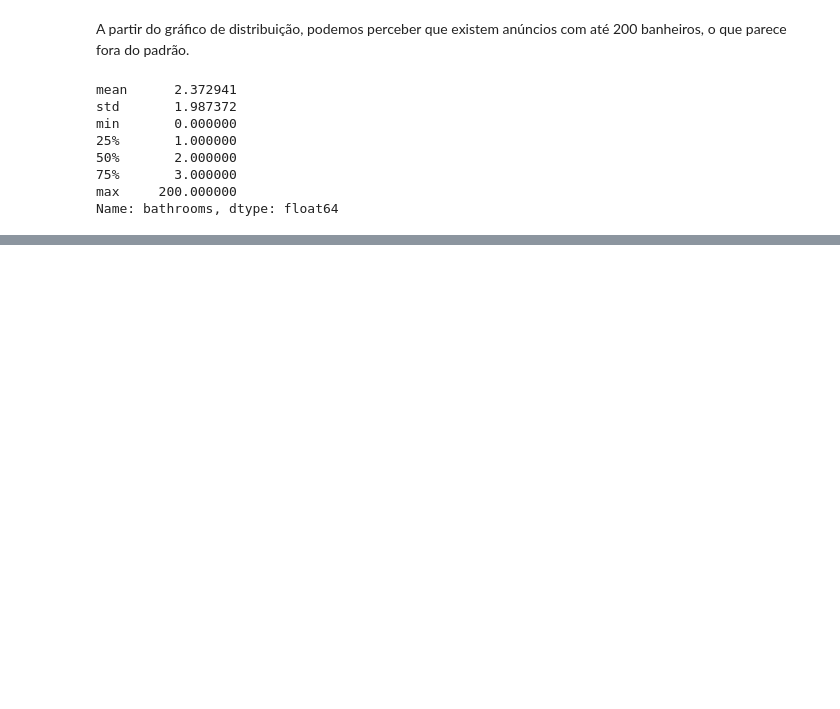
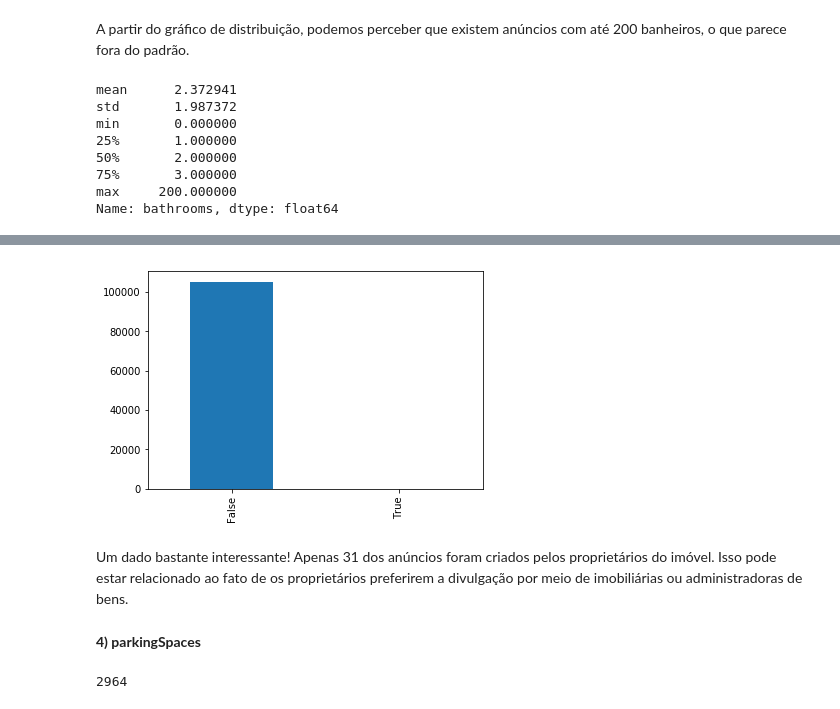
Before and after one commit to raphalencar/ml_apartment_price_advanced_regression_techniques, a Jupyter notebook: data-science-challenge.ipynb, the cells around one changed output, grey strips where cells are left out. Drawn from its saved outputs; the diff is of its cells as text; code cells hidden in the pictures; blank space fills up the shorter version.

```diff
--- a/data-science-challenge.ipynb
+++ b/data-science-challenge.ipynb
@@ -621,0 +682,13 @@ Name: bathrooms, dtype: float64
+# %%
+train['owner'].value_counts().plot.bar()
+plt.show()
+# %% [output]
+[figure, added]
+# %% [markdown]
+Um dado bastante interessante! Apenas 31 dos anúncios foram criados pelos proprietários do imóvel. Isso pode estar relacionado ao fato de os proprietários preferirem a divulgação por meio de imobiliárias ou administradoras de bens.
+# %% [markdown]
+**4) parkingSpaces**
+# %%
+train['parkingSpaces'].isna().sum()
+# %% [output]
+2964
```
Also changed, not shown: parts of 23 cells of this notebook.
